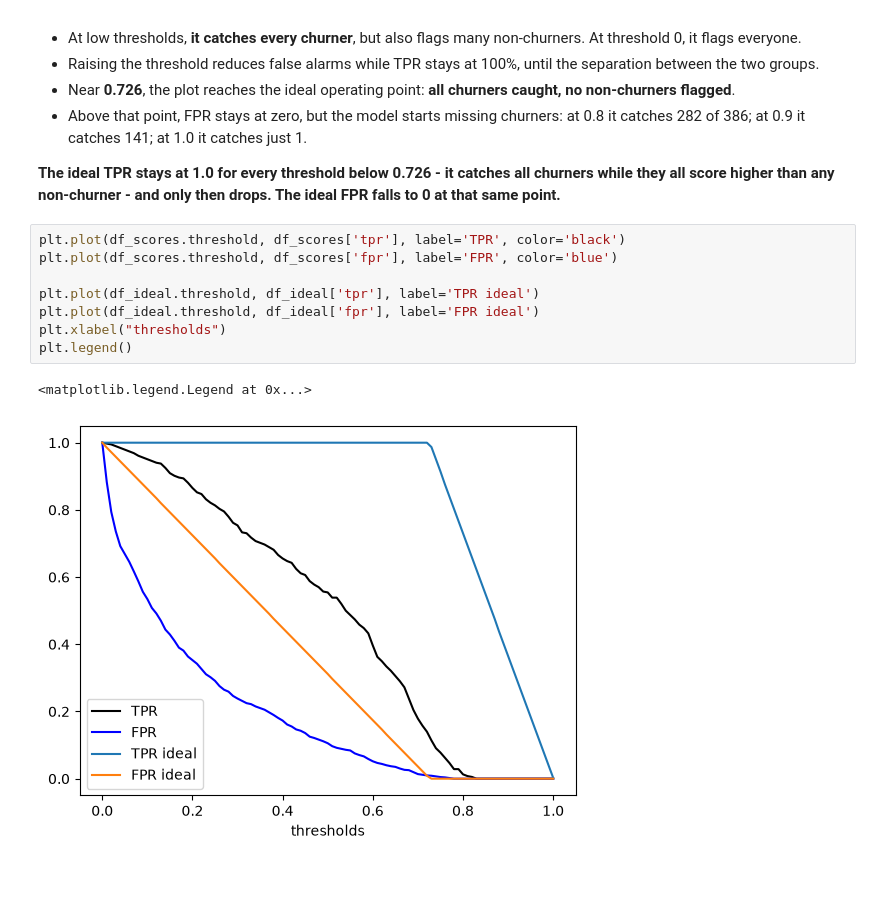
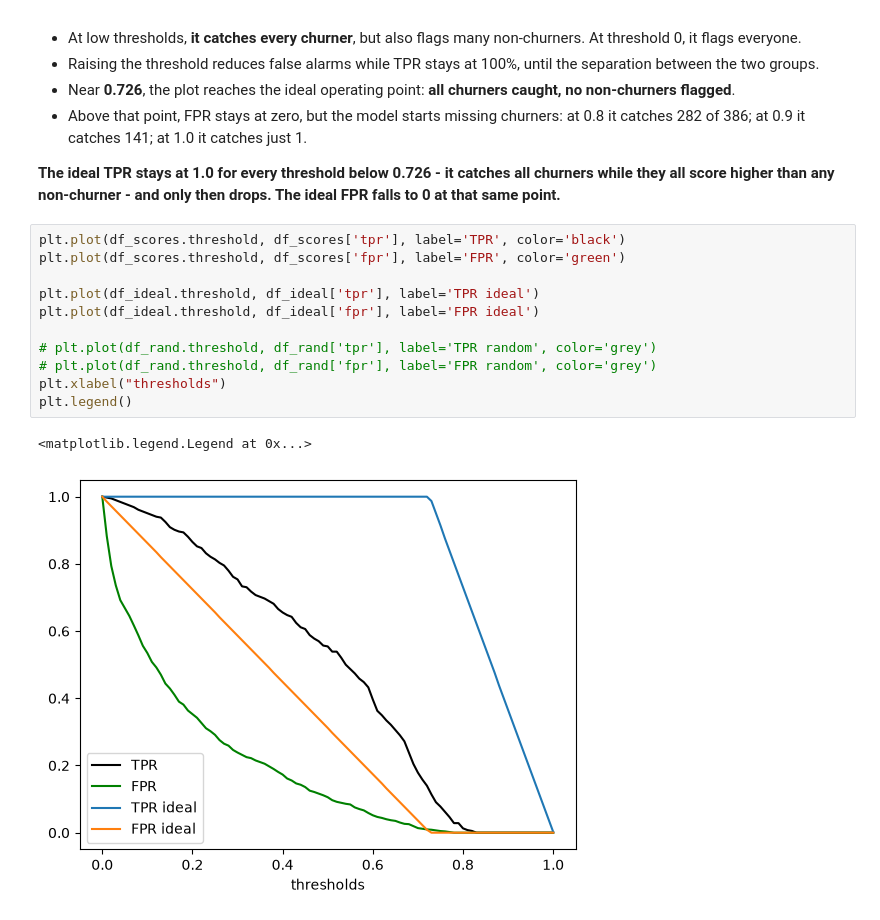
Before and after one commit to RwinRad/ml-forge, a Jupyter notebook: 04-evaluation/churn-prediction-model-evaluation.ipynb, the cells around one changed output. Cells and saved outputs as stored; diff of their text form; blank space fills up the shorter version.

```diff
--- a/04-evaluation/churn-prediction-model-evaluation.ipynb
+++ b/04-evaluation/churn-prediction-model-evaluation.ipynb
@@ -606,14 +606,17 @@ plt.legend()
 **The ideal TPR stays at 1.0 for every threshold below 0.726 - it catches all churners while they all score higher than any non-churner - and only then drops. The ideal FPR falls to 0 at that same point.**
 # %%
 plt.plot(df_scores.threshold, df_scores['tpr'], label='TPR', color='black')
-plt.plot(df_scores.threshold, df_scores['fpr'], label='FPR', color='blue')
+plt.plot(df_scores.threshold, df_scores['fpr'], label='FPR', color='green')
 
 plt.plot(df_ideal.threshold, df_ideal['tpr'], label='TPR ideal')
 plt.plot(df_ideal.threshold, df_ideal['fpr'], label='FPR ideal')
+
+# plt.plot(df_rand.threshold, df_rand['tpr'], label='TPR random', color='grey')
+# plt.plot(df_rand.threshold, df_rand['fpr'], label='FPR random', color='grey')
 plt.xlabel("thresholds")
 plt.legend()
 # %% [output]
 <matplotlib.legend.Legend at 0x...>
-[figure, old version]
+[figure, new version]
 # %% [markdown]
 ## model vs. ideal
```
Also changed, not shown: parts of 28 cells of this notebook.
